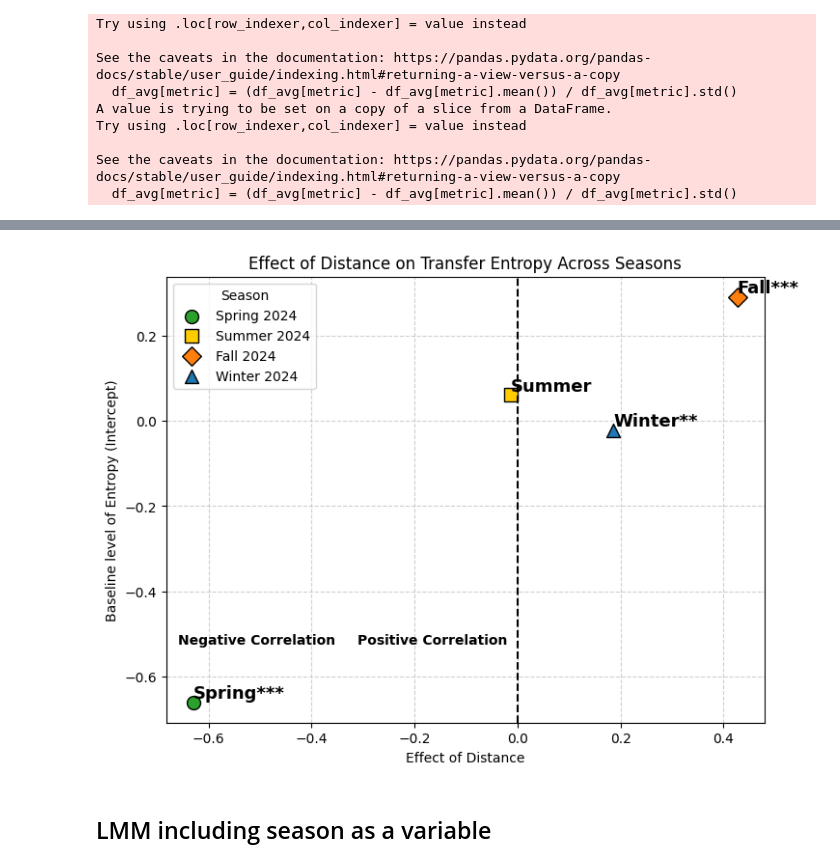
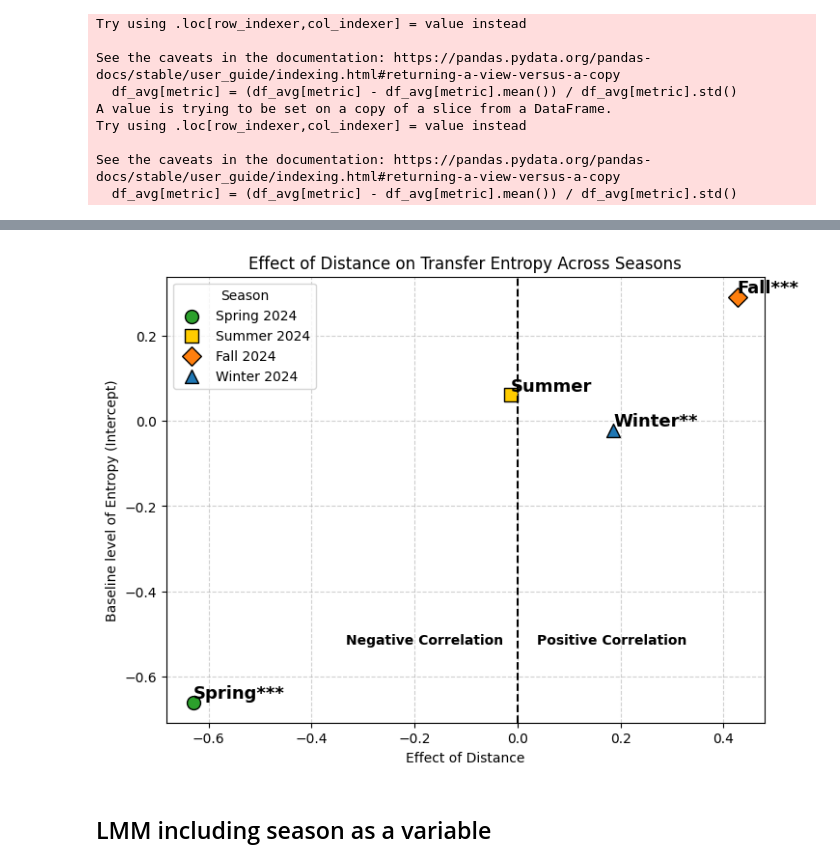
Before and after one commit to AntoineBellemare/plant_sonification, a Jupyter notebook: notebooks/6-plant_connectivity_stats_distance.ipynb, the cells around one changed output, grey strips where cells are left out. Saved outputs shown, nothing was run; the diff lists cells and outputs as text; code cells hidden in the pictures.

Commit message:
updated figures and stats

```diff
--- a/notebooks/6-plant_connectivity_stats_distance.ipynb
+++ b/notebooks/6-plant_connectivity_stats_distance.ipynb
@@ -119,30 +44,0 @@ Observed Correlation: -0.156, Permutation p-value: 0.00000
-# %%
-import pandas as pd
-import matplotlib.pyplot as plt
-import numpy as np
-import statsmodels.api as sm
-import statsmodels.formula.api as smf
-
-SEASON = SUMMER
-# Given distance dictionary
-
-df_avg = df_all_seasons_combined[df_all_seasons_combined["Season"] == SEASON]
-
-# Merge distances with entropy
-df_correlation = df_avg.merge(df_distances, on=["Plant1", "Plant2"], how="inner")
-
-# Linear Mixed Model (LMM)
-model = smf.mixedlm(f"Q('{metric}') ~ Distance", df_correlation, groups=df_correlation["Plant1"])
-result = model.fit()
-
-# Print results
-print(result.summary())
-
-import seaborn as sns
-
-plt.figure(figsize=(8, 5))
-sns.lmplot(x="Distance", y=metric, data=df_correlation, scatter_kws={"s": 20}, lowess=True, line_kws={"color": "red"})
-plt.xlabel("Distance Between Plants")
-plt.ylabel(f"Average {metric}")
-plt.title(f"Smoothed Relationship Between Distance and {metric}")
-plt.show()
@@ -280,37 +158,40 @@ for i, row in df_results_summary.iterrows():
         # Annotate significant points with asterisks
         ax.text(row["Distance Coefficient"], row["Intercept"], row["Season"].split()[0] + '*',
                 fontsize=13, ha="left", va="bottom", fontweight="bold")
 
 
     else:
         # Annotate non-significant points without asterisks
         ax.text(row["Distance Coefficient"], row["Intercept"], row["Season"].split()[0],
                 fontsize=13, ha="left", va="bottom", fontweight="bold")
     # ax.text(row["Distance Coefficient"], row["Intercept"], row["Season"].split()[0] + '***',
     #         fontsize=13, ha="left", va="bottom", fontweight="bold")
 
 # Add grid
 ax.grid(True, linestyle="--", alpha=0.6)
 
 # Labels and title
 ax.set_xlabel("Effect of Distance")
 ax.set_ylabel("Baseline level of Entropy (Intercept)")
 ax.set_title("Effect of Distance on Transfer Entropy Across Seasons")
 
 # Remove duplicate legends
 handles, labels = ax.get_legend_handles_labels()
 unique_labels = dict(zip(labels, handles))
 ax.legend(unique_labels.values(), unique_labels.keys(), title="Season", loc="best")
 # add black line at 0
 ax.axvline(x=0, color='black', linestyle='--')
 # write 'positive correlation' and 'negative correlation'
-ax.text(0.32, 0.2, 'Positive Correlation', transform=ax.transAxes, fontsize=10, verticalalignment='top', fontweight="bold")
-ax.text(0.02, 0.2, 'Negative Correlation', transform=ax.transAxes, fontsize=10, verticalalignment='top', fontweight="bold")
-
+if ecosystem == 'GulfStLawrence':
+    ax.text(0.32, 0.2, 'Positive Correlation', transform=ax.transAxes, fontsize=10, verticalalignment='top', fontweight="bold")
+    ax.text(0.02, 0.2, 'Negative Correlation', transform=ax.transAxes, fontsize=10, verticalalignment='top', fontweight="bold")
+else:
+    ax.text(0.62, 0.2, 'Positive Correlation', transform=ax.transAxes, fontsize=10, verticalalignment='top', fontweight="bold")
+    ax.text(0.3, 0.2, 'Negative Correlation', transform=ax.transAxes, fontsize=10, verticalalignment='top', fontweight="bold")
 # Show plot
 plt.show()
 # %% [output]
-[figure, old version]
+[figure, new version]
 # %% [markdown]
 ## LMM including season as a variable
 # %%
```
Also changed, not shown: parts of 14 cells of this notebook, 5 other files.
